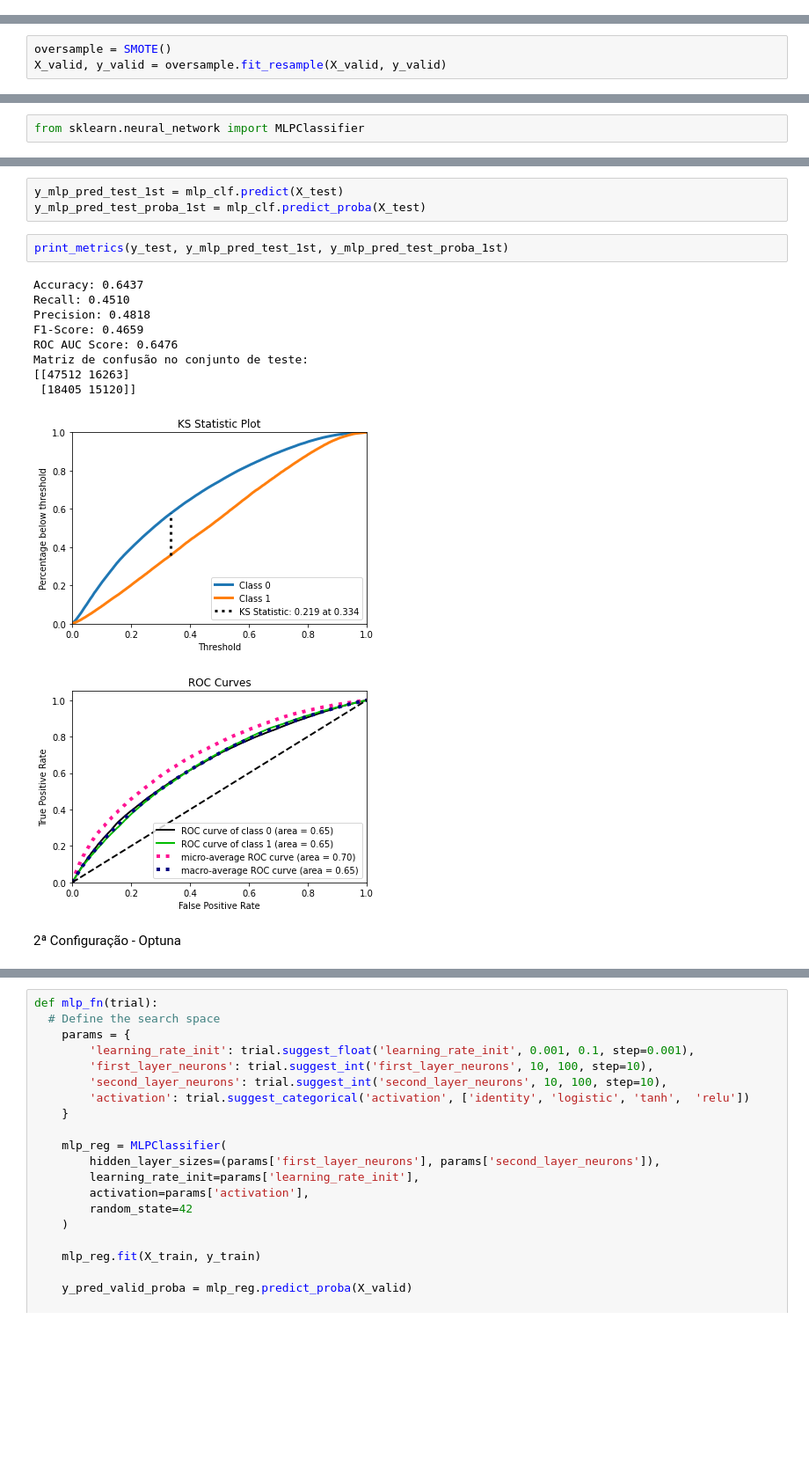
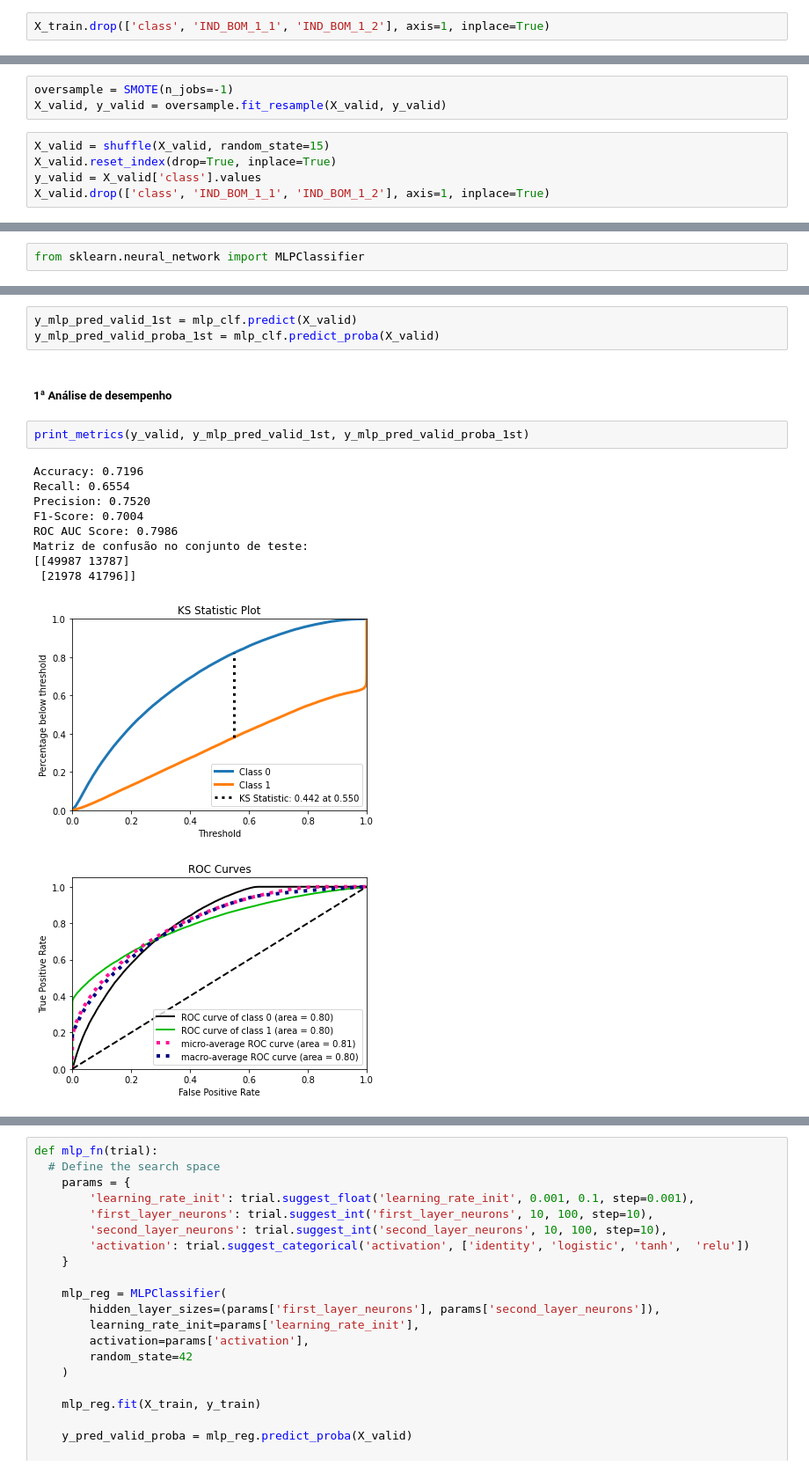
Before and after one commit to KilnerJhow/redes-neurais, a Jupyter notebook: projeto_redes_neurais.ipynb, the cells around one changed output, grey strips where cells are left out. Shown: that part at 88% size. Saved outputs shown, nothing was run; the diff lists cells and outputs as text; blank space fills up the shorter version.

```diff
--- a/projeto_redes_neurais.ipynb
+++ b/projeto_redes_neurais.ipynb
@@ -185,0 +323,2 @@ Quantidade classe 1 treino: 127549
+# %%
+X_train.drop(['class', 'IND_BOM_1_1', 'IND_BOM_1_2'], axis=1, inplace=True)
@@ -186,6 +327,11 @@ Quantidade classe 1 treino: 127549
 # %%
-oversample = SMOTE()
+oversample = SMOTE(n_jobs=-1)
 X_valid, y_valid = oversample.fit_resample(X_valid, y_valid)
+# %%
+X_valid = shuffle(X_valid, random_state=15)
+X_valid.reset_index(drop=True, inplace=True)
+y_valid = X_valid['class'].values
+X_valid.drop(['class', 'IND_BOM_1_1', 'IND_BOM_1_2'], axis=1, inplace=True)
 # %%
 print('Quantidade classe 0 valid:', (y_valid == 0).sum())
 print('Quantidade classe 1 valid:', (y_valid == 1).sum())
@@ -296,18 +466,18 @@ MLPClassifier()
 # %%
-y_mlp_pred_test_1st = mlp_clf.predict(X_test)
-y_mlp_pred_test_proba_1st = mlp_clf.predict_proba(X_test)
+y_mlp_pred_valid_1st = mlp_clf.predict(X_valid)
+y_mlp_pred_valid_proba_1st = mlp_clf.predict_proba(X_valid)
-# %%
-print_metrics(y_test, y_mlp_pred_test_1st, y_mlp_pred_test_proba_1st)
-# %% [output]
-Accuracy: 0.6437
-Recall: 0.4510
-Precision: 0.4818
-F1-Score: 0.4659
-ROC AUC Score: 0.6476
-Matriz de confusão no conjunto de teste:
-[[47512 16263]
- [18405 15120]]
-[figure, removed]
-[figure, removed]
-# %% [markdown]
-2ª Configuração - Optuna
+# %% [markdown]
+##### 1ª Análise de desempenho
+# %%
+print_metrics(y_valid, y_mlp_pred_valid_1st, y_mlp_pred_valid_proba_1st)
+# %% [output]
+Accuracy: 0.7196
+Recall: 0.6554
+Precision: 0.7520
+F1-Score: 0.7004
+ROC AUC Score: 0.7986
+Matriz de confusão no conjunto de teste:
+[[49987 13787]
+ [21978 41796]]
+[figure, added]
+[figure, added]
```
Also changed, not shown: parts of 147 cells of this notebook.
